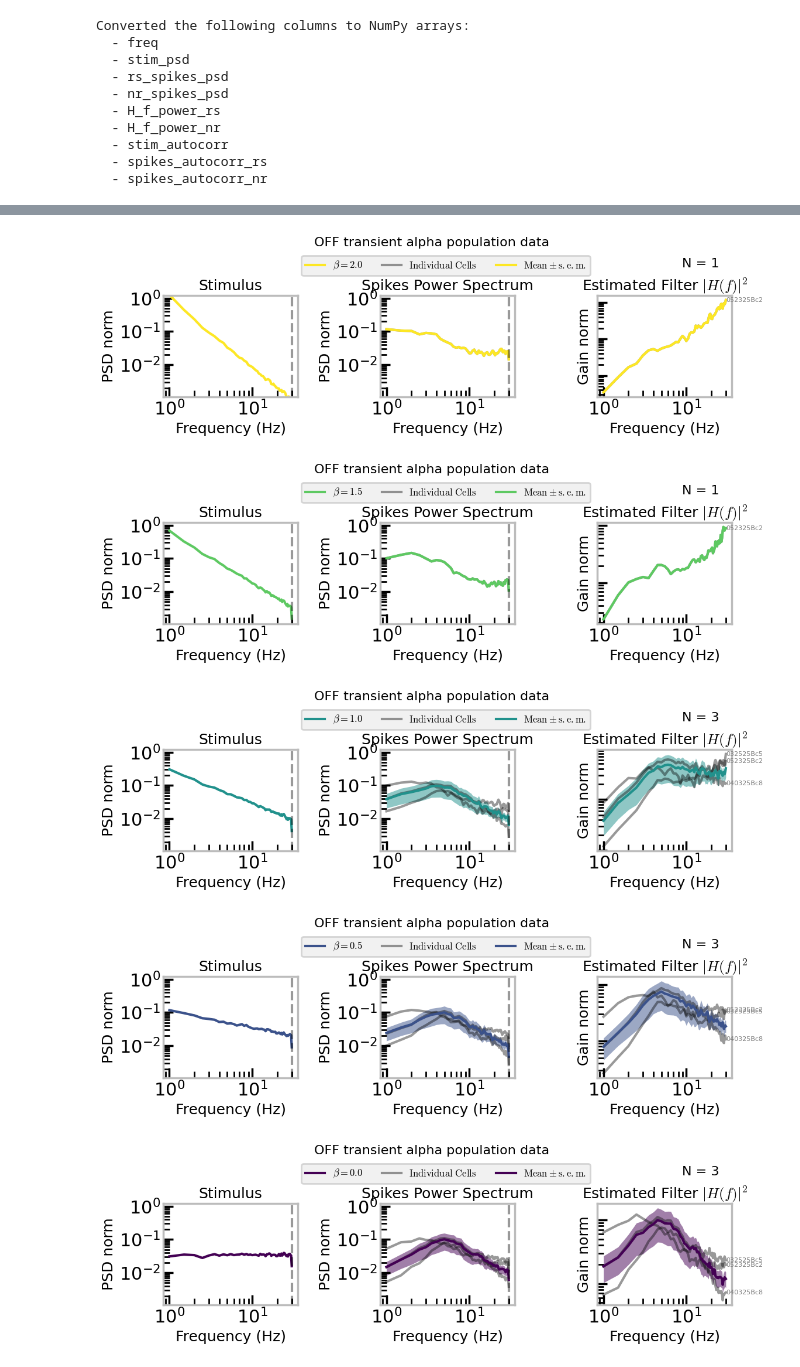
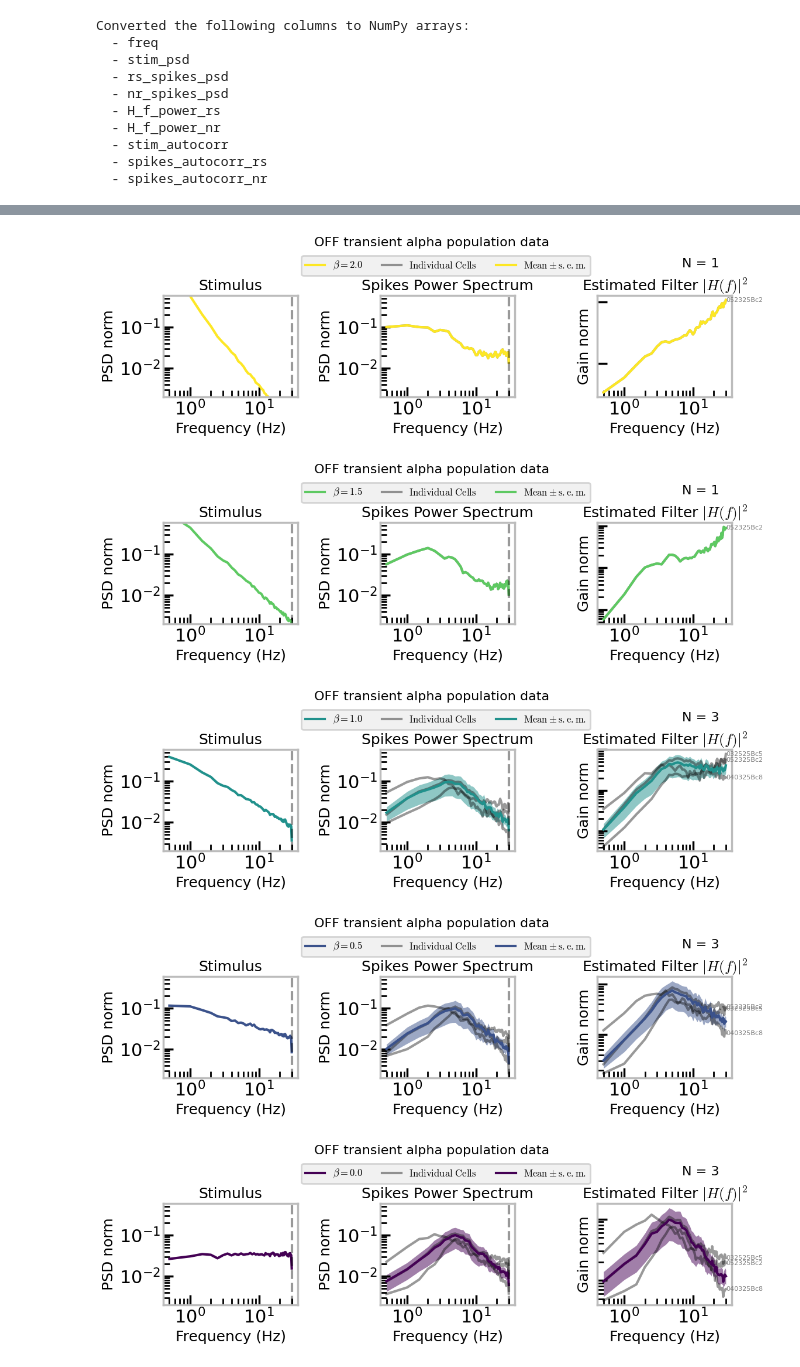
Before and after one commit to SchwartzNU/DJ_schwartzlab, a Jupyter notebook: project_scripts/TemporalProcessing/plot_PSD_gain.ipynb, the cells around one changed output, grey strips where cells are left out. Saved outputs shown, nothing was run; the diff lists cells and outputs as text; code cells hidden in the pictures.

```diff
--- a/project_scripts/TemporalProcessing/plot_PSD_gain.ipynb
+++ b/project_scripts/TemporalProcessing/plot_PSD_gain.ipynb
@@ -116,8 +116,8 @@ all_gain = []
 
 for beta_value in df_celltype['beta'].unique():
     data_beta = df_celltype[df_celltype['beta'] == beta_value]
-    nr_psd_stack = np.stack(data_beta['nr_spikes_psd'].values)[:, 1:]
-    gain_stack = np.stack(data_beta['H_f_power_nr'].values)[:, 1:]
+    nr_psd_stack = np.stack(data_beta['nr_spikes_psd'].values)[:,:]
+    gain_stack = np.stack(data_beta['H_f_power_nr'].values)[:,:]
 
     all_nr_psd.append(nr_psd_stack)
     all_gain.append(gain_stack)
@@ -141,8 +141,8 @@ if max_psd < 1:
 
 if min_psd < 1e-3:
     min_psd = 1e-3
-psd_ylim = (10**(np.log10(min_psd) - psd_pad), 10**(np.log10(max_psd) + psd_pad))
-gain_ylim = (10**(np.log10(min_gain) - gain_pad), 10**(np.log10(max_gain) + gain_pad))
+psd_ylim = (10**(np.log10(min_psd) - psd_pad),0**(np.log10(max_psd) + psd_pad))
+gain_ylim = (10**(np.log10(min_gain) - gain_pad),0**(np.log10(max_gain) + gain_pad))
 
 beta_values = sorted(df_celltype['beta'].unique())
 norm = mcolors.Normalize(vmin=min(beta_values), vmax=max(beta_values))
@@ -159,17 +159,17 @@ for beta_value in reversed(beta_values):
     gain_stack = np.stack(data_beta['H_f_power_nr'].values)
 
     # Compute mean & SEM (excluding DC)
-    mean_nr_spikes_psd = np.mean(nr_psd_stack[:, 1:], axis=0)
-    sem_nr_spikes_psd = np.std(nr_psd_stack[:, 1:], axis=0) / np.sqrt(n_cells)
+    mean_nr_spikes_psd = np.mean(nr_psd_stack[:,:], axis=0)
+    sem_nr_spikes_psd = np.std(nr_psd_stack[:,:], axis=0) / np.sqrt(n_cells)
 
-    mean_gain = np.mean(gain_stack[:, 1:], axis=0)
-    sem_gain = np.std(gain_stack[:, 1:], axis=0) / np.sqrt(n_cells)
-    norm_factor_g = np.trapz(mean_gain, freqs[1:])
+    mean_gain = np.mean(gain_stack[:,:], axis=0)
+    sem_gain = np.std(gain_stack[:,:], axis=0) / np.sqrt(n_cells)
+    norm_factor_g = np.trapz(mean_gain, freqs)
     mean_gain /= norm_factor_g
     sem_gain /= norm_factor_g
 
     # Normalize mean spike PSD and SEM
-    norm_factor = np.trapz(mean_nr_spikes_psd, freqs[1:])
+    norm_factor = np.trapz(mean_nr_spikes_psd, freqs)
     mean_nr_spikes_psd /= norm_factor
     sem_nr_spikes_psd /= norm_factor
 
@@ -184,54 +184,56 @@ for beta_value in reversed(beta_values):
         H_f_power_nr = row['H_f_power_nr']
 
 
-        axes[1].loglog(freqs[1:], nr_spikes_psd[1:] / np.trapz(nr_spikes_psd[1:], freqs[1:]),
+        axes[1].loglog(freqs, nr_spikes_psd / np.trapz(nr_spikes_psd, freqs),
                     alpha=0.4, c='k', label=label_cell)
 
 
-        axes[2].loglog(freqs[1:], H_f_power_nr[1:]/np.trapz(H_f_power_nr[1:], freqs[1:]), alpha=0.4, c='k')
+        axes[2].loglog(freqs, H_f_power_nr/np.trapz(H_f_power_nr, freqs), alpha=0.4, c='k')
         if cell_text:
-            axes[2].text(freqs[-1], H_f_power_nr[-1]/np.trapz(H_f_power_nr[1:], freqs[1:]), cell_name, fontsize=8, color='gray', ha='left', va='center')
-    axes[0].loglog(freqs[1:], stim_psd[1:] / np.trapz(stim_psd[1:], freqs[1:]),
+            axes[2].text(freqs[-1], H_f_power_nr[-1]/np.trapz(H_f_power_nr, freqs), cell_name, fontsize=8, color='gray', ha='left', va='center')
+    axes[0].loglog(freqs, stim_psd / np.trapz(stim_psd, freqs),
                    label=fr"$\beta={beta_value}$", c=color)
 
-    axes[1].loglog(freqs[1:], mean_nr_spikes_psd, label=fr"$\mathrm{{Mean}} \pm \mathrm{{s.e.m.}}$", color=color)
-    axes[1].fill_between(freqs[1:],
+    axes[1].loglog(freqs, mean_nr_spikes_psd, label=fr"$\mathrm{{Mean}} \pm \mathrm{{s.e.m.}}$", color=color)
+    axes[1].fill_between(freqs,
                          mean_nr_spikes_psd - sem_nr_spikes_psd,
                          mean_nr_spikes_psd + sem_nr_spikes_psd,
                          color=color, alpha=0.5, linewidth=0)
 
-    axes[2].loglog(freqs[1:], mean_gain, label=fr"$\beta={beta_value}$", color=color)
-    axes[2].fill_between(freqs[1:],
+    axes[2].loglog(freqs, mean_gain, label=fr"$\beta={beta_value}$", color=color)
+    axes[2].fill_between(freqs,
                          mean_gain - sem_gain,
                          mean_gain + sem_gain,
                          color=color, alpha=0.5, linewidth=0)
     axes[2].set_yticklabels([])
 
     titles = ["Stimulus", "Spikes Power Spectrum", r"Estimated Filter $|H(f)|^2$"]
     ylabels = ["PSD norm", "PSD norm", "Gain norm"]
     fig.patch.set_facecolor('white')
     for i, ax in enumerate(axes):
         ax.set_facecolor('white')
         ax.set_title(titles[i], fontsize=label_fontsize)
         ax.set_xlabel("Frequency (Hz)", fontsize=label_fontsize)
         ax.set_ylabel(ylabels[i], fontsize=label_fontsize)
+
         if i != 2:
             ax.axvline(frame_rate / 2, color='k', alpha=0.4, linestyle='--')
+            ax.set_ylim(2e-3, .6)
+
         ax.grid(visible=False)
-        # ax.set_ylim(psd_ylim if i != 2 else gain_ylim)
-        ax.set_ylim(psd_ylim if i != 2 else None)
+
 
     handles0, labels0 = axes[0].get_legend_handles_labels()
     handles1, labels1 = axes[1].get_legend_handles_labels()
     unique_labels = dict(zip(labels0 + labels1, handles0 + handles1))
     fig.legend(unique_labels.values(), unique_labels.keys(),
                loc='upper center', bbox_to_anchor=(0.52, 0.88), ncol=4, fontsize=12)
 
     plt.tight_layout()
     plt.show()
 # %% [output]
-[figure, old version]
+[figure, new version]
-[figure, old version]
+[figure, new version]
-[figure, old version]
+[figure, new version]
-[figure, old version]
+[figure, new version]
-[figure, old version]
+[figure, new version]
```
Also changed, not shown: parts of 1 cell of this notebook.
